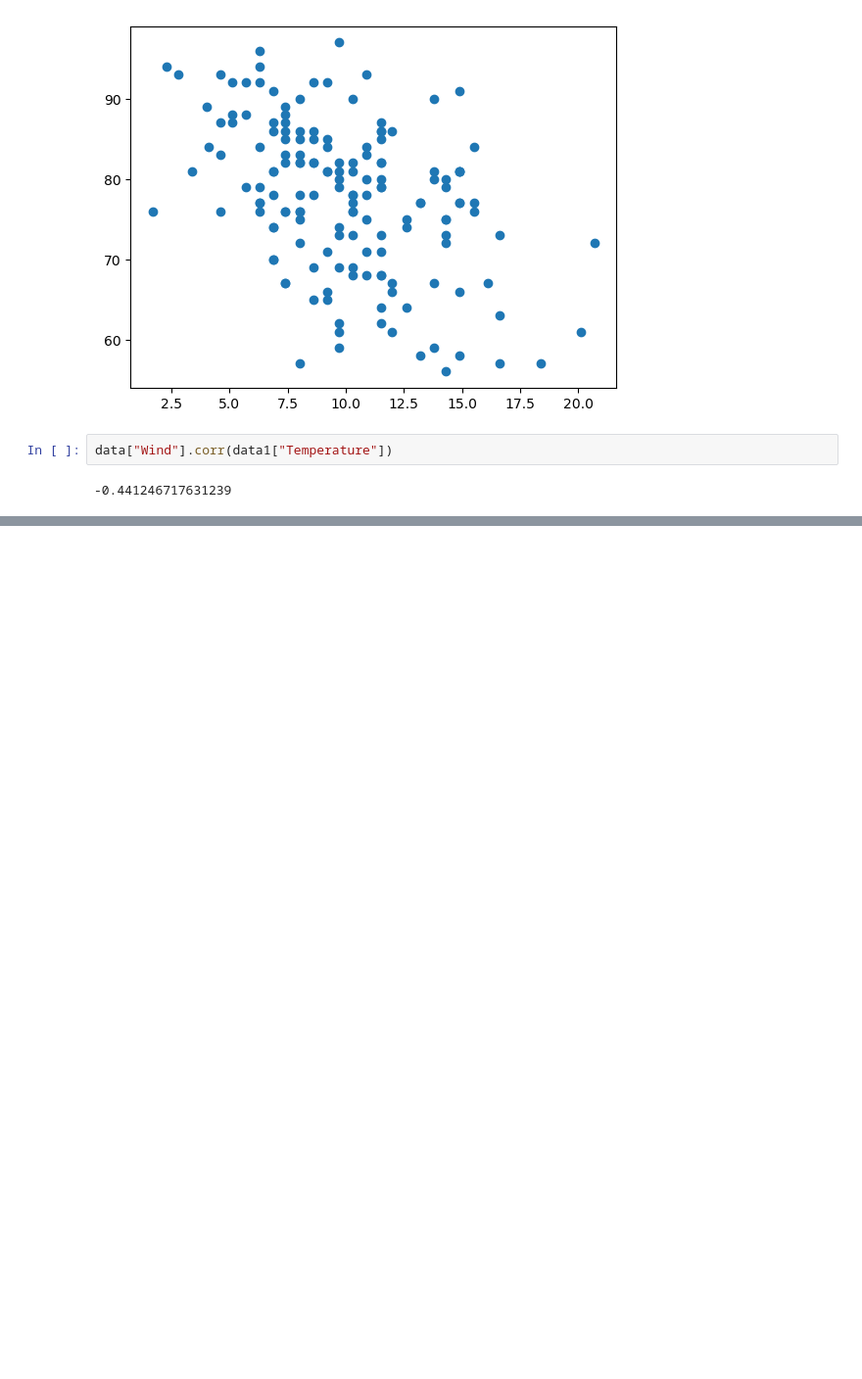
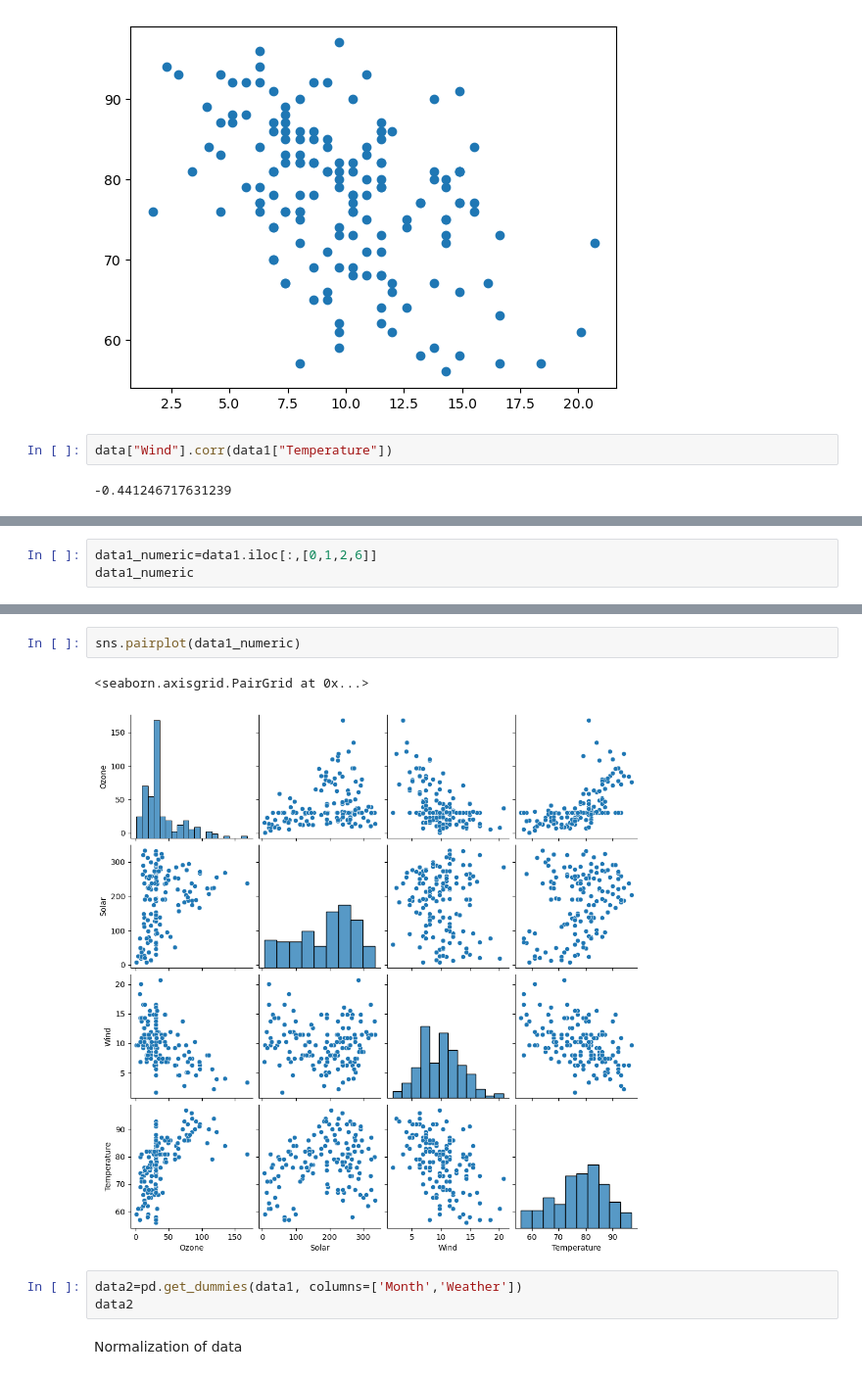
Before and after one commit to harika-165/harika_gamma-165, a Jupyter notebook: EDA (1).ipynb, the cells around one changed output, grey strips where cells are left out. Shown at 98% size. Drawn from its saved outputs; the diff is of its cells as text; blank space fills up the shorter version.

```diff
--- a/EDA (1).ipynb
+++ b/EDA (1).ipynb
@@ -405,0 +424,3 @@ data["Wind"].corr(data1["Temperature"])
+# %%
+data1_numeric=data1.iloc[:,[0,1,2,6]]
+data1_numeric
@@ -405,0 +441,10 @@ data["Wind"].corr(data1["Temperature"])
+# %%
+sns.pairplot(data1_numeric)
+# %% [output]
+<seaborn.axisgrid.PairGrid at 0x...>
+[figure, added]
+# %%
+data2=pd.get_dummies(data1, columns=['Month','Weather'])
+data2
+# %% [markdown]
+Normalization of data
```
Also changed, not shown: parts of 7 cells of this notebook.
